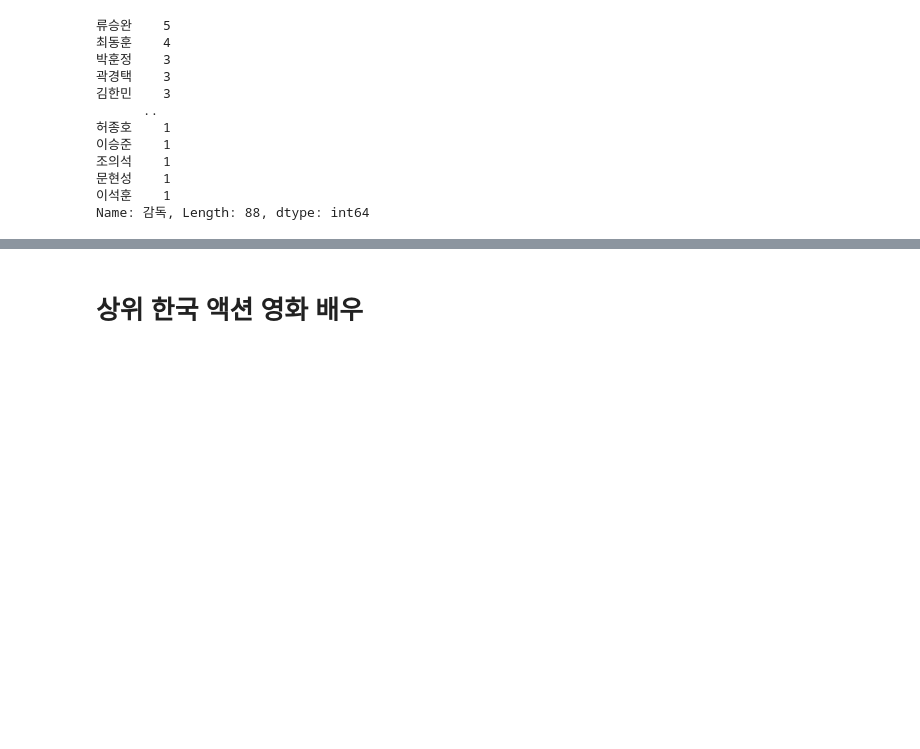
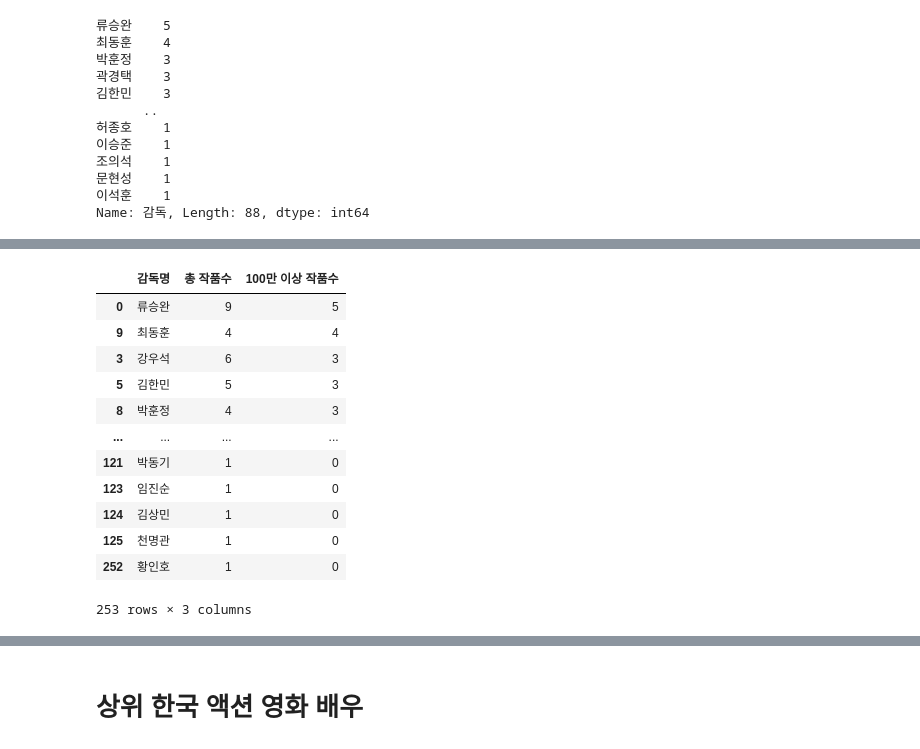
Before and after one commit to wonyounging/1_Project, a Jupyter notebook: 분석_액션영화 장르.ipynb, the cells around one changed output, grey strips where cells are left out. Saved outputs shown, nothing was run; the diff lists cells and outputs as text; code cells hidden in the pictures; blank space fills up the shorter version.

```diff
--- a/분석_액션영화 장르.ipynb
+++ b/분석_액션영화 장르.ipynb
@@ -392,0 +435,4 @@ kor_top_act_mv[kor_top_act_mv['감독'] == '류승완']
+# %%
+# 전체 한국 액션영화
+kor_all_act_mv = all_act_mv[all_act_mv['대표국적'] == '한국']
+kor_all_act_mv
@@ -392,0 +539,26 @@ kor_top_act_mv[kor_top_act_mv['감독'] == '류승완']
+# %%
+# Left Join
+kor_act_mv_dir_df = kor_all_act_mv_dir_df.merge(kor_top_act_mv_dir_df, on='감독명', how='left')
+
+# NaN 값을 0으로 대체
+kor_act_mv_dir_df['100만 이상 작품수'] = kor_act_mv_dir_df['100만 이상 작품수'].fillna(0)
+
+# 데이터 타입을 정수로 변경
+kor_act_mv_dir_df['100만 이상 작품수'] = kor_act_mv_dir_df['100만 이상 작품수'].astype(int)
+
+kor_act_mv_dir_df.sort_values('100만 이상 작품수', ascending=False, inplace=True)
+kor_act_mv_dir_df
+# %% [output]
+|  | 감독명 | 총 작품수 | 100만 이상 작품수 |
+| 0 | 류승완 | 9 | 5 |
+| 9 | 최동훈 | 4 | 4 |
+| 3 | 강우석 | 6 | 3 |
+| 5 | 김한민 | 5 | 3 |
+| 8 | 박훈정 | 4 | 3 |
+| ... | ... | ... | ... |
+| 121 | 박동기 | 1 | 0 |
+| 123 | 임진순 | 1 | 0 |
+| 124 | 김상민 | 1 | 0 |
+| 125 | 천명관 | 1 | 0 |
+| 252 | 황인호 | 1 | 0 |
+253 rows × 3 columns
```
Also changed, not shown: parts of 39 cells of this notebook.
